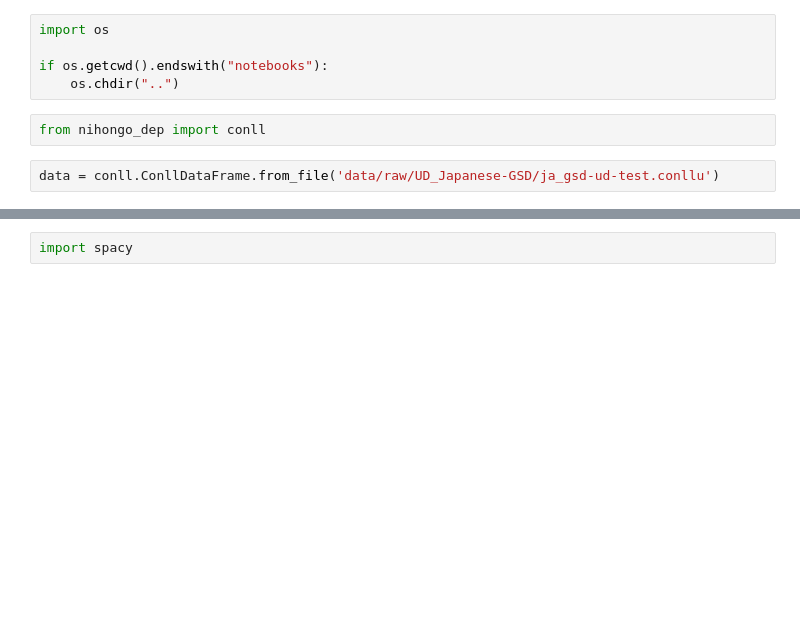
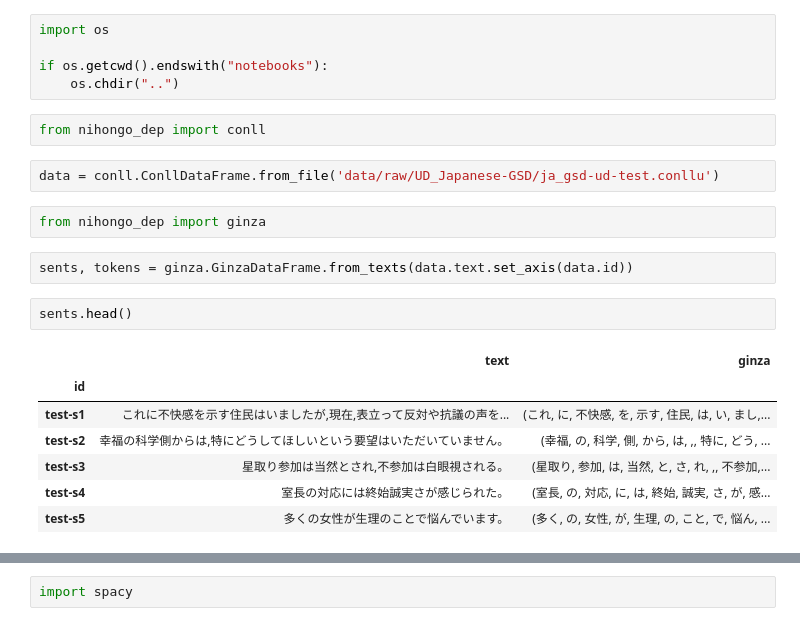
Before and after one commit to zackdrescher/nihongo_dep, a Jupyter notebook: notebooks/ginza.ipynb, the cells around one changed output, grey strips where cells are left out. Drawn from its saved outputs; the diff is of its cells as text; blank space fills up the shorter version.

```diff
--- a/notebooks/ginza.ipynb
+++ b/notebooks/ginza.ipynb
@@ -7,3 +7,17 @@ if os.getcwd().endswith("notebooks"):
 from nihongo_dep import conll
 # %%
 data = conll.ConllDataFrame.from_file('data/raw/UD_Japanese-GSD/ja_gsd-ud-test.conllu')
+# %%
+from nihongo_dep import ginza
+# %%
+sents, tokens = ginza.GinzaDataFrame.from_texts(data.text.set_axis(data.id))
+# %%
+sents.head()
+# %% [output]
+|  | text | ginza |
+| id |  |  |
+| test-s1 | これに不快感を示す住民はいましたが,現在,表立って反対や抗議の声を... | (これ, に, 不快感, を, 示す, 住民, は, い, まし,... |
+| test-s2 | 幸福の科学側からは,特にどうしてほしいという要望はいただいていません。 | (幸福, の, 科学, 側, から, は, ,, 特に, どう, ... |
+| test-s3 | 星取り参加は当然とされ,不参加は白眼視される。 | (星取り, 参加, は, 当然, と, さ, れ, ,, 不参加,... |
+| test-s4 | 室長の対応には終始誠実さが感じられた。 | (室長, の, 対応, に, は, 終始, 誠実, さ, が, 感... |
+| test-s5 | 多くの女性が生理のことで悩んでいます。 | (多く, の, 女性, が, 生理, の, こと, で, 悩ん, ... |
```
Also changed, not shown: parts of 9 cells of this notebook, 1 other file.
